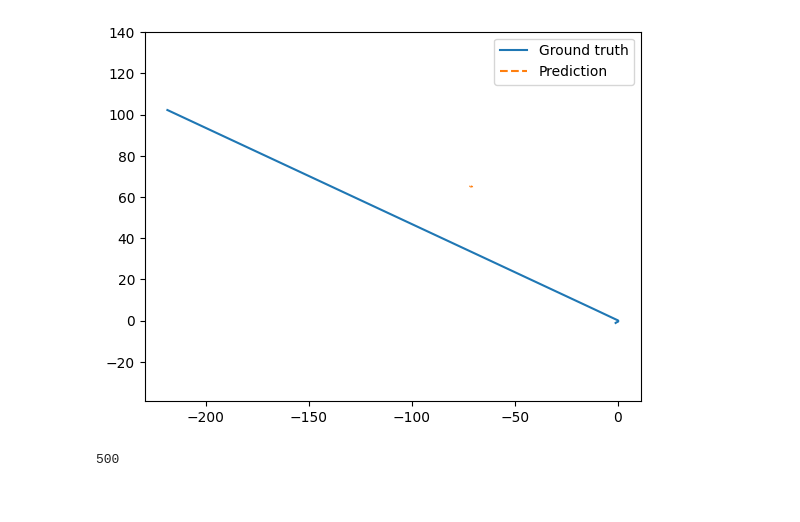
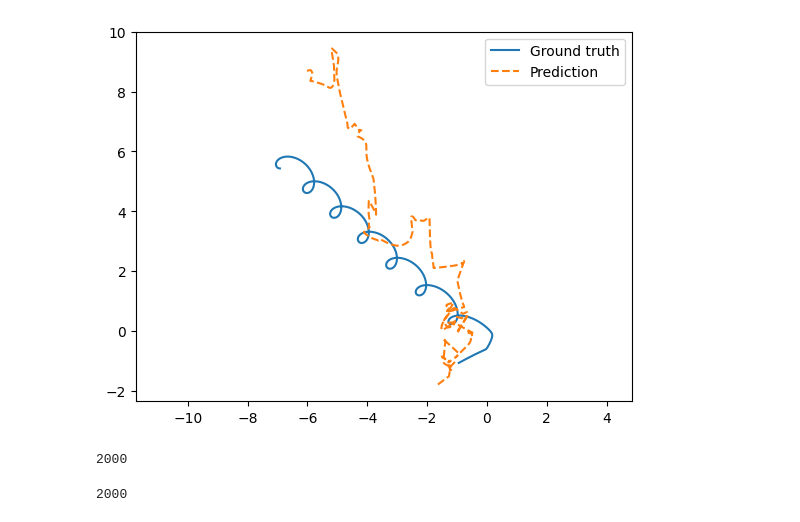
Before and after one commit to samuelarmgren/Project-K, a Jupyter notebook: LSTM.ipynb, the cells around one changed output. Saved outputs shown, nothing was run; the diff lists cells and outputs as text; code cells hidden in the pictures.

```diff
--- a/LSTM.ipynb
+++ b/LSTM.ipynb
@@ -166,35 +141,34 @@ Validation R² Score: 0.2313
 # %%
 X = np.load("X.npy")
 y = np.load("y.npy")
 
 
-# Normalisera enligt samma stats som under träning
 X_norm = (X - X_mean) / (X_std + 1e-8)
 y_norm = (y - y_mean) / (y_std + 1e-8)
 
-i = 6 # sample index
+i = 1 # sample index 70,
 z = np.concatenate((X[i], y[i]), axis=0)
 
 input_seq = torch.tensor(X_norm[i], dtype=torch.float32).unsqueeze(0).to(device)  # (1, 1000, 12)
 
-true_future = z  # (4000, 12)
-
-# Prediktera
+true_future = y[i] # (4000, 12)
 model.eval()
 with torch.no_grad():
     pred_norm = model(input_seq).squeeze(0).cpu().numpy()
 
-# Avnormalisera
+
 pred = pred_norm * y_std.squeeze() + y_mean.squeeze()
-true_future = true_future  # redan denormaliserad
+true_future = true_future
 
-# Plot trajectory för body 0
+# Plot trajectory for body 0
 plt.plot(true_future[:, 0], true_future[:, 1], label="Ground truth")
 plt.plot(pred[:, 0], pred[:, 1], '--', label="Prediction")
 plt.legend()
 plt.axis("equal")
 plt.show()
-len(pred)
+print(len(pred))
+len(true_future)
 # %% [output]
-[figure, old version]
+[figure, new version]
-500
+2000
+2000
```
Also changed, not shown: parts of 2 cells of this notebook, 1 other file.
